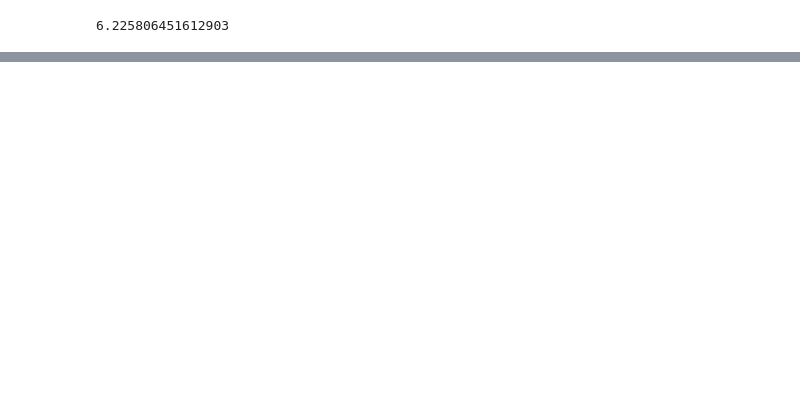
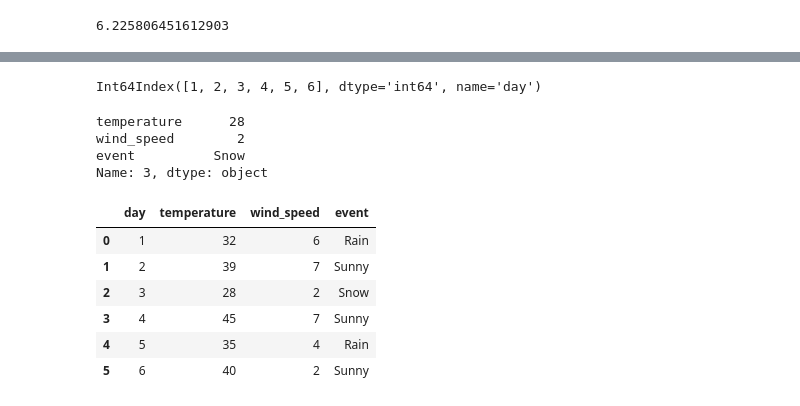
Before and after one commit to hrishi-bodkhe/Python, a Jupyter notebook: python/pandas.ipynb, the cells around one changed output, grey strips where cells are left out. Saved outputs shown, nothing was run; the diff lists cells and outputs as text; code cells hidden in the pictures; blank space fills up the shorter version.

```diff
--- a/python/pandas.ipynb
+++ b/python/pandas.ipynb
@@ -99,0 +276,3 @@ df['WindSpeedMPH'].mean()
+# %%
+df.set_index('day')
+df
@@ -99,0 +287,25 @@ df['WindSpeedMPH'].mean()
+# %%
+df.set_index('day', inplace=True)
+# %%
+df.index
+# %% [output]
+Int64Index([1, 2, 3, 4, 5, 6], dtype='int64', name='day')
+# %%
+df.loc[3]
+# %% [output]
+temperature      28
+wind_speed        2
+event          Snow
+Name: 3, dtype: object
+# %%
+df.reset_index(inplace=True)
+# %%
+df
+# %% [output]
+|  | day | temperature | wind_speed | event |
+| 0 | 1 | 32 | 6 | Rain |
+| 1 | 2 | 39 | 7 | Sunny |
+| 2 | 3 | 28 | 2 | Snow |
+| 3 | 4 | 45 | 7 | Sunny |
+| 4 | 5 | 35 | 4 | Rain |
+| 5 | 6 | 40 | 2 | Sunny |
```
Also changed, not shown: parts of 43 cells of this notebook, 1 other file.
